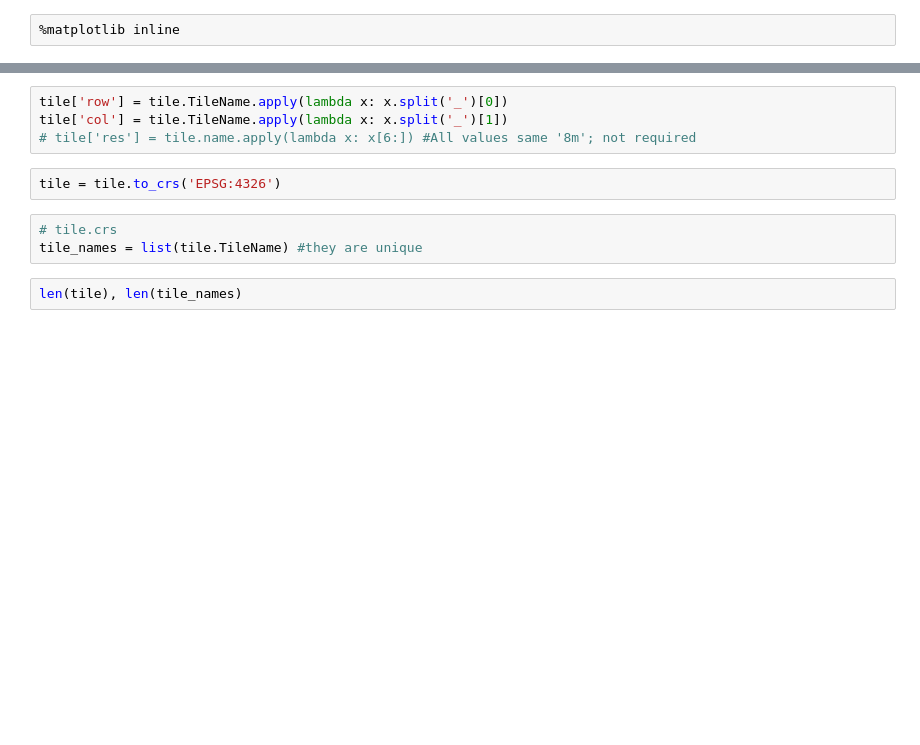
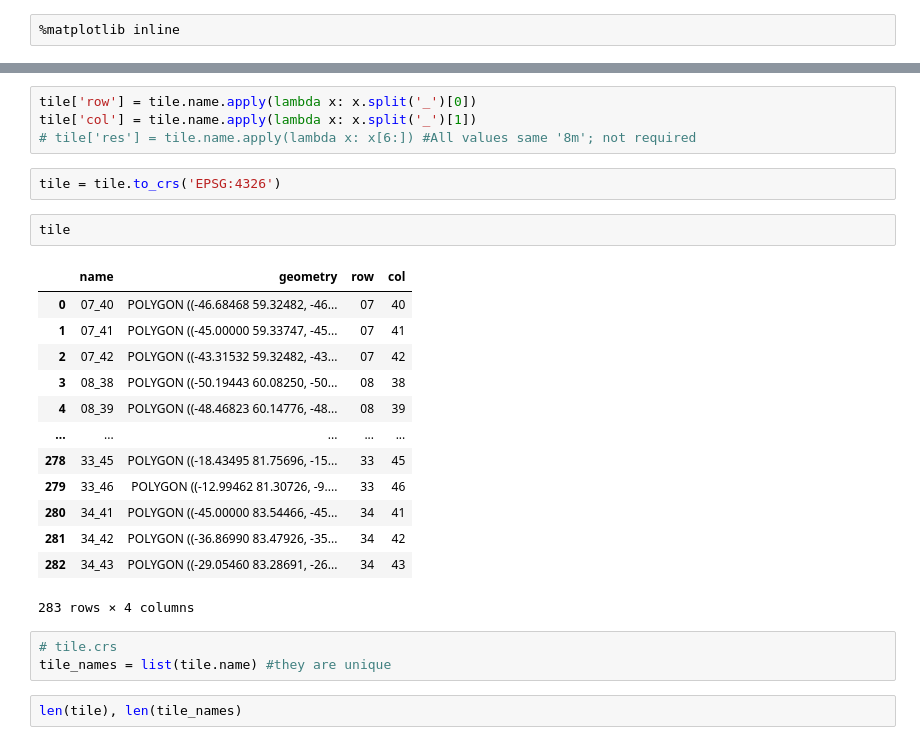
Before and after one commit to bidhya/icesat2, a Jupyter notebook: 04_c_GreenlandTiles.ipynb, the cells around one changed output, grey strips where cells are left out. Drawn from its saved outputs; the diff is of its cells as text; blank space fills up the shorter version.

```diff
--- a/04_c_GreenlandTiles.ipynb
+++ b/04_c_GreenlandTiles.ipynb
@@ -46,12 +38,28 @@ tile.head()
 # %%
-tile['row'] = tile.TileName.apply(lambda x: x.split('_')[0])
-tile['col'] = tile.TileName.apply(lambda x: x.split('_')[1])
+tile['row'] = tile.name.apply(lambda x: x.split('_')[0])
+tile['col'] = tile.name.apply(lambda x: x.split('_')[1])
 # tile['res'] = tile.name.apply(lambda x: x[6:]) #All values same '8m'; not required
 # %%
 tile = tile.to_crs('EPSG:4326')
+# %%
+tile
+# %% [output]
+|  | name | geometry | row | col |
+| 0 | 07_40 | POLYGON ((-46.68468 59.32482, -46... | 07 | 40 |
+| 1 | 07_41 | POLYGON ((-45.00000 59.33747, -45... | 07 | 41 |
+| 2 | 07_42 | POLYGON ((-43.31532 59.32482, -43... | 07 | 42 |
+| 3 | 08_38 | POLYGON ((-50.19443 60.08250, -50... | 08 | 38 |
+| 4 | 08_39 | POLYGON ((-48.46823 60.14776, -48... | 08 | 39 |
+| ... | ... | ... | ... | ... |
+| 278 | 33_45 | POLYGON ((-18.43495 81.75696, -15... | 33 | 45 |
+| 279 | 33_46 | POLYGON ((-12.99462 81.30726, -9.... | 33 | 46 |
+| 280 | 34_41 | POLYGON ((-45.00000 83.54466, -45... | 34 | 41 |
+| 281 | 34_42 | POLYGON ((-36.86990 83.47926, -35... | 34 | 42 |
+| 282 | 34_43 | POLYGON ((-29.05460 83.28691, -26... | 34 | 43 |
+283 rows × 4 columns
 # %%
 # tile.crs
-tile_names = list(tile.TileName) #they are unique
+tile_names = list(tile.name) #they are unique
 # %%
 len(tile), len(tile_names)
 # %% [output]
```
Also changed, not shown: parts of 18 cells of this notebook, 5 other files.
